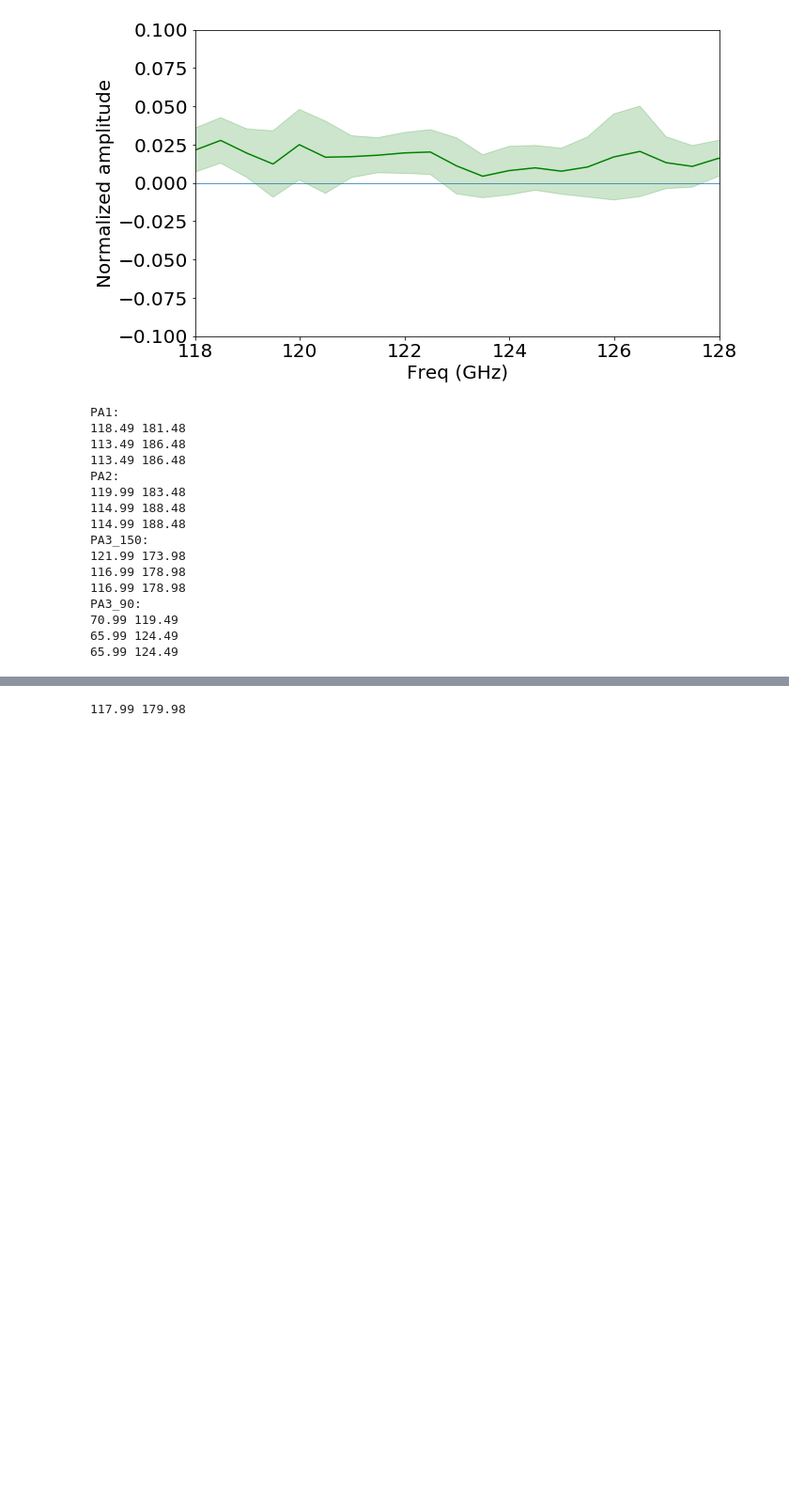
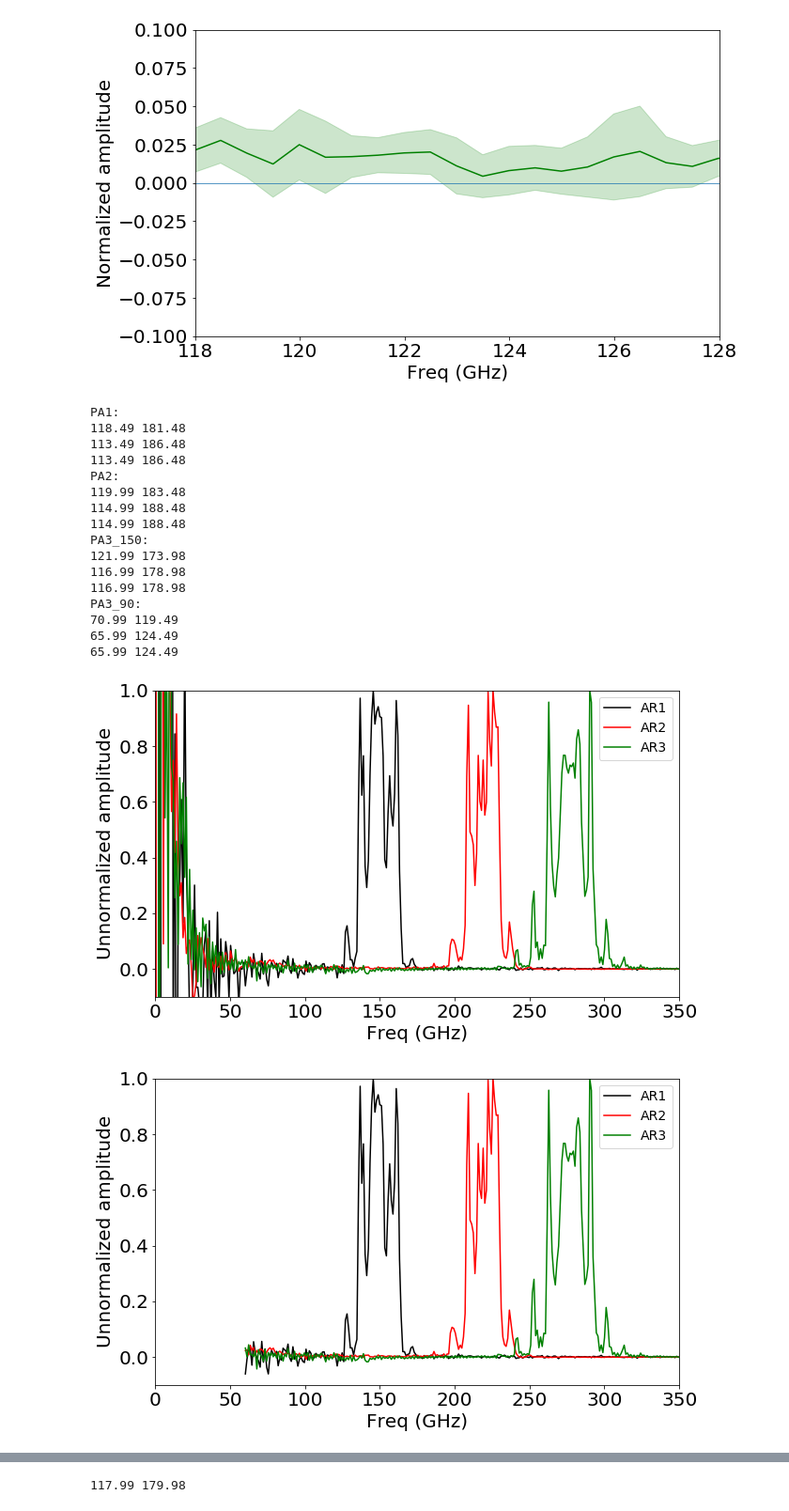
Before and after one commit to ACTCollaboration/tilec, a Jupyter notebook: data/ACT_ancillary/passbands.ipynb, the cells around one changed output, grey strips where cells are left out. Shown at 94% size. Drawn from its saved outputs; the diff is of its cells as text; code cells hidden in the pictures; blank space fills up the shorter version.

Commit message:
added ACT MBAC bandpasses and fixed very minor issue in get_mix

```diff
--- a/data/ACT_ancillary/passbands.ipynb
+++ b/data/ACT_ancillary/passbands.ipynb
@@ -167,3 +167,68 @@ PA3_90:
 70.99 119.49
 65.99 124.49
 65.99 124.49
+# %%
+# MBAC bandpasses
+# N.B. no error bars provided
+# AR1
+nu_AR1 = np.loadtxt('MBAC_AR1_148GHz.txt')[:,0]
+fnu_AR1 = np.loadtxt('MBAC_AR1_148GHz.txt')[:,1]
+#fnu_AR1 /= np.amax(fnu_AR1)
+# AR2
+nu_AR2 = np.loadtxt('MBAC_AR2_218GHz.txt')[:,0]
+fnu_AR2 = np.loadtxt('MBAC_AR2_218GHz.txt')[:,1]
+#fnu_AR2 /= np.amax(fnu_AR2)
+# AR3
+nu_AR3 = np.loadtxt('MBAC_AR3_277GHz.txt')[:,0]
+fnu_AR3 = np.loadtxt('MBAC_AR3_277GHz.txt')[:,1]
+#fnu_AR3 /= np.amax(fnu_AR3)
+
+plt.figure(figsize=(10,6))
+plt.xlim(0.,350.)
+plt.ylim(-0.1,1.)
+plt.plot(nu_AR1, fnu_AR1, color='k')
+plt.plot(nu_AR2, fnu_AR2, color='r')
+plt.plot(nu_AR3, fnu_AR3, color='g')
+#plt.fill_between(nu_PA1, fnu_PA1-fnu_err_PA1, fnu_PA1+fnu_err_PA1,color='k', alpha=0.2)
+#plt.fill_between(nu_PA2, fnu_PA2-fnu_err_PA2, fnu_PA2+fnu_err_PA2,color='r', alpha=0.2)
+#plt.fill_between(nu_PA3_90, fnu_PA3_90-fnu_err_PA3_90, fnu_PA3_90+fnu_err_PA3_90,color='g', alpha=0.2)
+#plt.fill_between(nu_PA3_150, fnu_PA3_150-fnu_err_PA3_150, fnu_PA3_150+fnu_err_PA3_150,color='b', alpha=0.2)
+plt.tick_params(labelsize=20)
+plt.xlabel('Freq (GHz)', fontsize=20)
+plt.ylabel('Unnormalized amplitude', fontsize=20)
+plt.legend(['AR1', 'AR2', 'AR3'], fontsize=14)
+plt.show()
+
+# everything below ~60 GHz is clearly garbage, so throw it out
+nu_cut = 60.
+#AR1
+keep_AR1 = np.where(nu_AR1 > nu_cut)
+nu_AR1 = nu_AR1[keep_AR1]
+fnu_AR1 = fnu_AR1[keep_AR1]
+#AR2
+keep_AR2 = np.where(nu_AR2 > nu_cut)
+nu_AR2 = nu_AR2[keep_AR2]
+fnu_AR2 = fnu_AR2[keep_AR2]
+#AR3
+keep_AR3 = np.where(nu_AR3 > nu_cut)
+nu_AR3 = nu_AR3[keep_AR3]
+fnu_AR3 = fnu_AR3[keep_AR3]
+
+plt.figure(figsize=(10,6))
+plt.xlim(0.,350.)
+plt.ylim(-0.1,1.)
+plt.plot(nu_AR1, fnu_AR1, color='k')
+plt.plot(nu_AR2, fnu_AR2, color='r')
+plt.plot(nu_AR3, fnu_AR3, color='g')
+#plt.fill_between(nu_PA1, fnu_PA1-fnu_err_PA1, fnu_PA1+fnu_err_PA1,color='k', alpha=0.2)
+#plt.fill_between(nu_PA2, fnu_PA2-fnu_err_PA2, fnu_PA2+fnu_err_PA2,color='r', alpha=0.2)
+#plt.fill_between(nu_PA3_90, fnu_PA3_90-fnu_err_PA3_90, fnu_PA3_90+fnu_err_PA3_90,color='g', alpha=0.2)
+#plt.fill_between(nu_PA3_150, fnu_PA3_150-fnu_err_PA3_150, fnu_PA3_150+fnu_err_PA3_150,color='b', alpha=0.2)
+plt.tick_params(labelsize=20)
+plt.xlabel('Freq (GHz)', fontsize=20)
+plt.ylabel('Unnormalized amplitude', fontsize=20)
+plt.legend(['AR1', 'AR2', 'AR3'], fontsize=14)
+plt.show()
+# %% [output]
+[figure, added]
+[figure, added]
```
Also changed, not shown: parts of 1 cell of this notebook, 8 other files.
